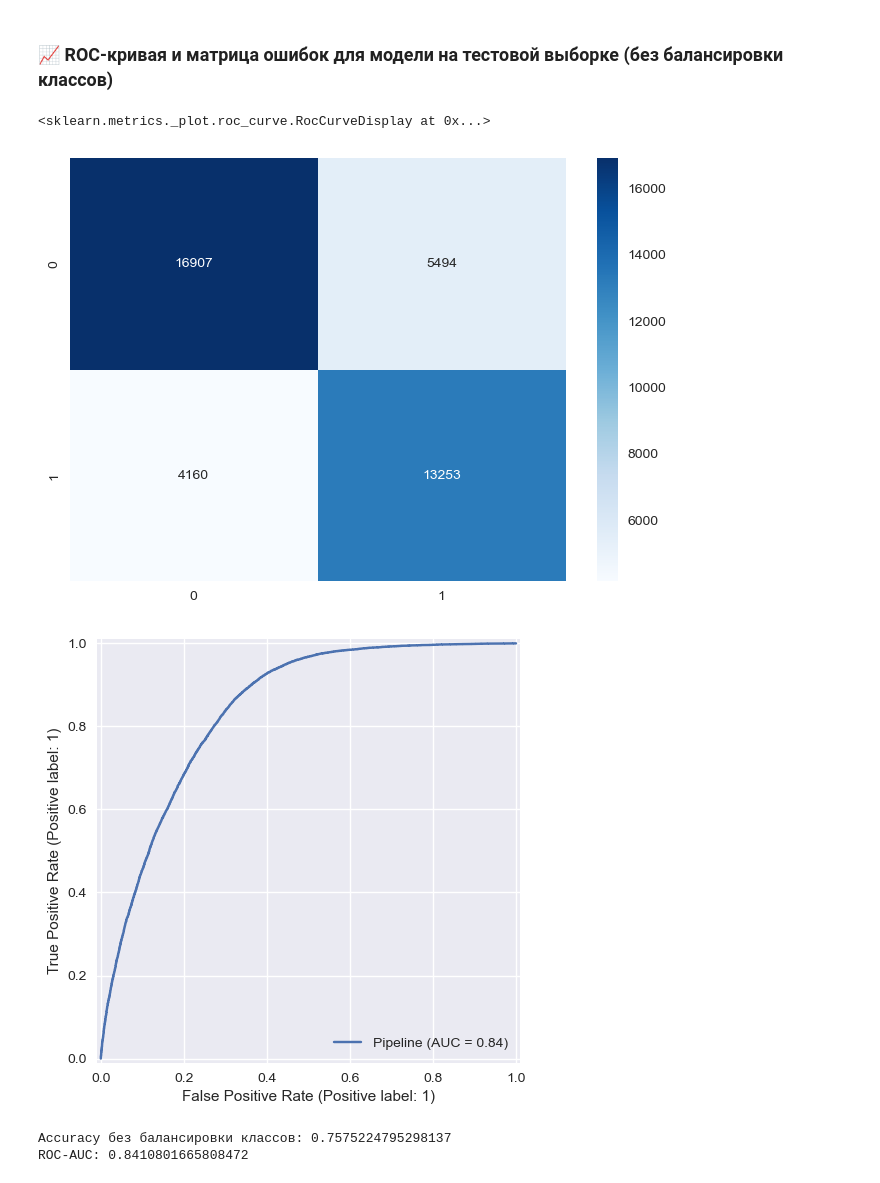
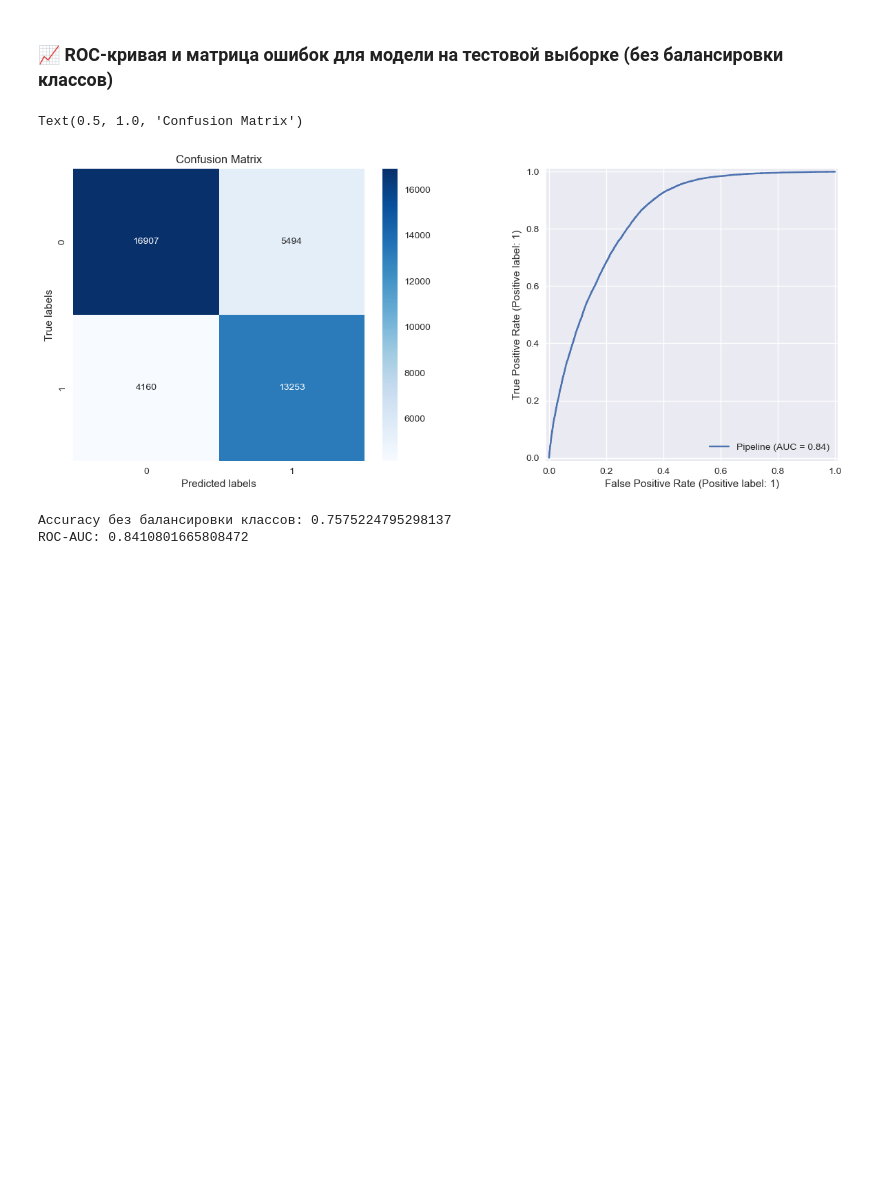
Before and after one commit to ACME-URFU/smoking-status-prediction, a Jupyter notebook: notebooks/eda.ipynb, the cells around one changed output. Drawn from its saved outputs; the diff is of its cells as text; code cells hidden in the pictures; blank space fills up the shorter version.

```diff
--- a/notebooks/eda.ipynb
+++ b/notebooks/eda.ipynb
@@ -510,13 +443,20 @@ plt.legend()
 ### 📈 ROC-кривая и матрица ошибок для модели на тестовой выборке (без балансировки классов)
 # %%
 y_pred = pipeline.predict(X_test)
-sns.heatmap(confusion_matrix(y_test, y_pred), annot=True, fmt='d', cmap='Blues')
 
-RocCurveDisplay.from_estimator(pipeline, X_test, y_test)
+fig, axs = plt.subplots(1, 2)
+fig.set_figwidth(15)
+
+sns.heatmap(confusion_matrix(y_test, y_pred), annot=True, fmt='d', cmap='Blues', ax=axs[0])
+
+RocCurveDisplay.from_estimator(pipeline, X_test, y_test, ax=axs[1])
+
+axs[0].set_xlabel('Predicted labels')
+axs[0].set_ylabel('True labels')
+axs[0].set_title('Confusion Matrix')
 # %% [output]
-<sklearn.metrics._plot.roc_curve.RocCurveDisplay at 0x...>
+Text(0.5, 1.0, 'Confusion Matrix')
-[figure, old version]
+[figure, new version]
-[figure, removed]
 # %%
 y_true = y_test
 y_pred = pipeline.predict(X_test)
```
Also changed, not shown: parts of 15 cells of this notebook.
